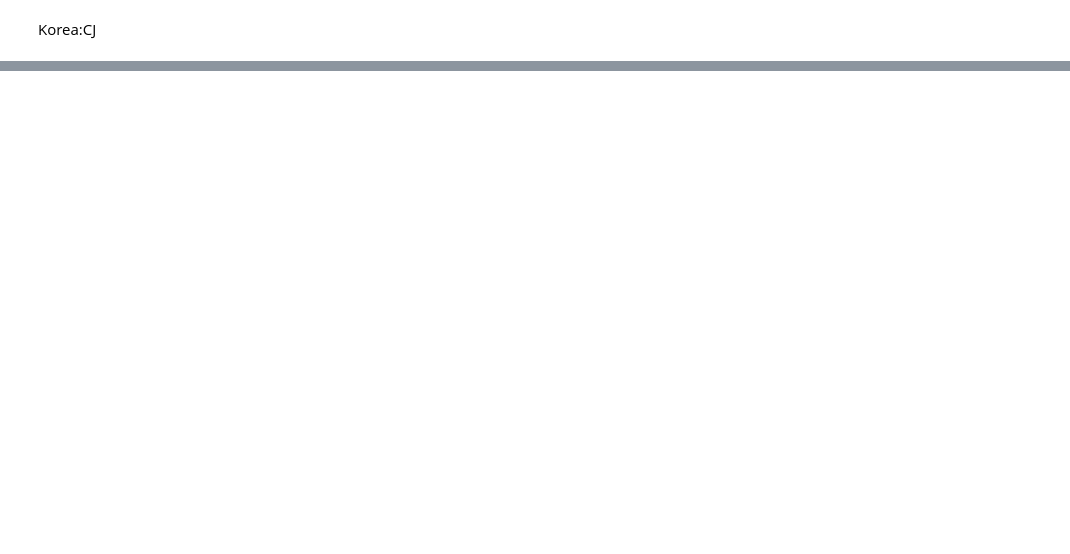
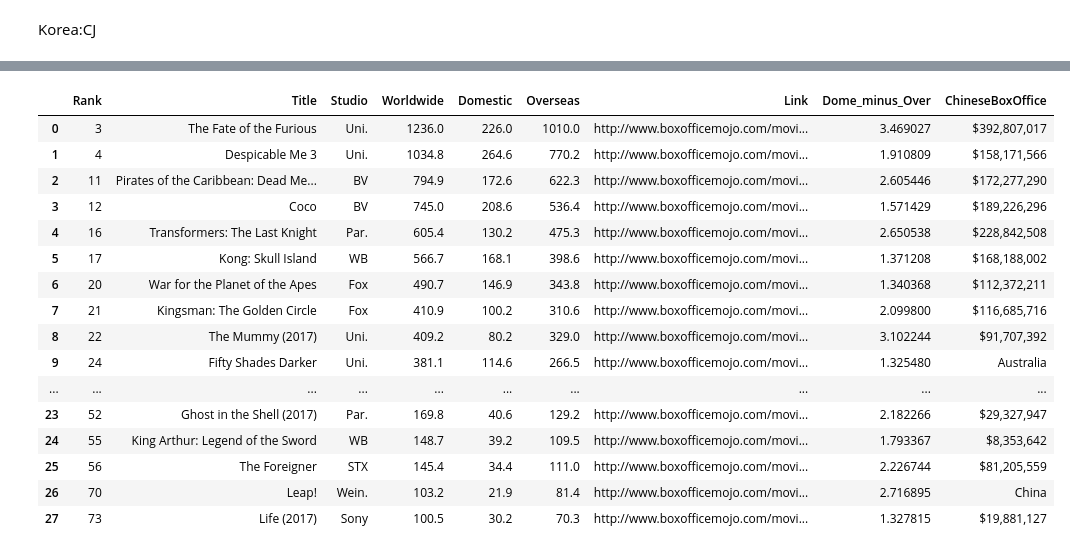
Before and after one commit to qxzhao1/STA-141b-Final-Project, a Jupyter notebook: 2017_box_office.ipynb, the cells around one changed output, grey strips where cells are left out. Drawn from its saved outputs; the diff is of its cells as text; code cells hidden in the pictures; blank space fills up the shorter version.

```diff
--- a/2017_box_office.ipynb
+++ b/2017_box_office.ipynb
@@ -451,9 +311,0 @@ td_list
-# %%
-import urllib.request
-from bs4 import BeautifulSoup
-import time
-
-url = 'https://www.the-numbers.com/box-office-records/worldwide/all-movies/cumulative/released-in-2017'
-html = urllib.request.urlopen(url)
-bsObj = BeautifulSoup(html,'lxml')
-bsObj
@@ -666,0 +312,10 @@ ModuleNotFoundError: No module named 'boxofficemojoAPI'
+# %%
+data['Link'][13]='http://www.boxofficemojo.com/movies/?page=intl&country=CH&id=residentevil6.htm'
+Chinese=[]
+for i in range(len(data)):
+    url=data['Link'][i]
+    html = urllib.request.urlopen(url)
+    bsObj = BeautifulSoup(html,'lxml-xml')
+    list1=bsObj.findAll('b')
+    x=list1[14].text
+    Chinese.append(x)
@@ -666,0 +347,21 @@ ModuleNotFoundError: No module named 'boxofficemojoAPI'
+# %%
+data['ChineseBoxOffice']=Chinese
+data
+# %% [output]
+|  | Rank | Title | Studio | Worldwide | Domestic | Overseas | Link | Dome_minus_Over | ChineseBoxOffice |
+| 0 | 3 | The Fate of the Furious | Uni. | 1236.0 | 226.0 | 1010.0 | http://www.boxofficemojo.com/movi... | 3.469027 | $392,807,017 |
+| 1 | 4 | Despicable Me 3 | Uni. | 1034.8 | 264.6 | 770.2 | http://www.boxofficemojo.com/movi... | 1.910809 | $158,171,566 |
+| 2 | 11 | Pirates of the Caribbean: Dead Me... | BV | 794.9 | 172.6 | 622.3 | http://www.boxofficemojo.com/movi... | 2.605446 | $172,277,290 |
+| 3 | 12 | Coco | BV | 745.0 | 208.6 | 536.4 | http://www.boxofficemojo.com/movi... | 1.571429 | $189,226,296 |
+| 4 | 16 | Transformers: The Last Knight | Par. | 605.4 | 130.2 | 475.3 | http://www.boxofficemojo.com/movi... | 2.650538 | $228,842,508 |
+| 5 | 17 | Kong: Skull Island | WB | 566.7 | 168.1 | 398.6 | http://www.boxofficemojo.com/movi... | 1.371208 | $168,188,002 |
+| 6 | 20 | War for the Planet of the Apes | Fox | 490.7 | 146.9 | 343.8 | http://www.boxofficemojo.com/movi... | 1.340368 | $112,372,211 |
+| 7 | 21 | Kingsman: The Golden Circle | Fox | 410.9 | 100.2 | 310.6 | http://www.boxofficemojo.com/movi... | 2.099800 | $116,685,716 |
+| 8 | 22 | The Mummy (2017) | Uni. | 409.2 | 80.2 | 329.0 | http://www.boxofficemojo.com/movi... | 3.102244 | $91,707,392 |
+| 9 | 24 | Fifty Shades Darker | Uni. | 381.1 | 114.6 | 266.5 | http://www.boxofficemojo.com/movi... | 1.325480 | Australia |
+| ... | ... | ... | ... | ... | ... | ... | ... | ... | ... |
+| 23 | 52 | Ghost in the Shell (2017) | Par. | 169.8 | 40.6 | 129.2 | http://www.boxofficemojo.com/movi... | 2.182266 | $29,327,947 |
+| 24 | 55 | King Arthur: Legend of the Sword | WB | 148.7 | 39.2 | 109.5 | http://www.boxofficemojo.com/movi... | 1.793367 | $8,353,642 |
+| 25 | 56 | The Foreigner | STX | 145.4 | 34.4 | 111.0 | http://www.boxofficemojo.com/movi... | 2.226744 | $81,205,559 |
+| 26 | 70 | Leap! | Wein. | 103.2 | 21.9 | 81.4 | http://www.boxofficemojo.com/movi... | 2.716895 | China |
+| 27 | 73 | Life (2017) | Sony | 100.5 | 30.2 | 70.3 | http://www.boxofficemojo.com/movi... | 1.327815 | $19,881,127 |
```
Also changed, not shown: parts of 46 cells of this notebook, 2 other files.
